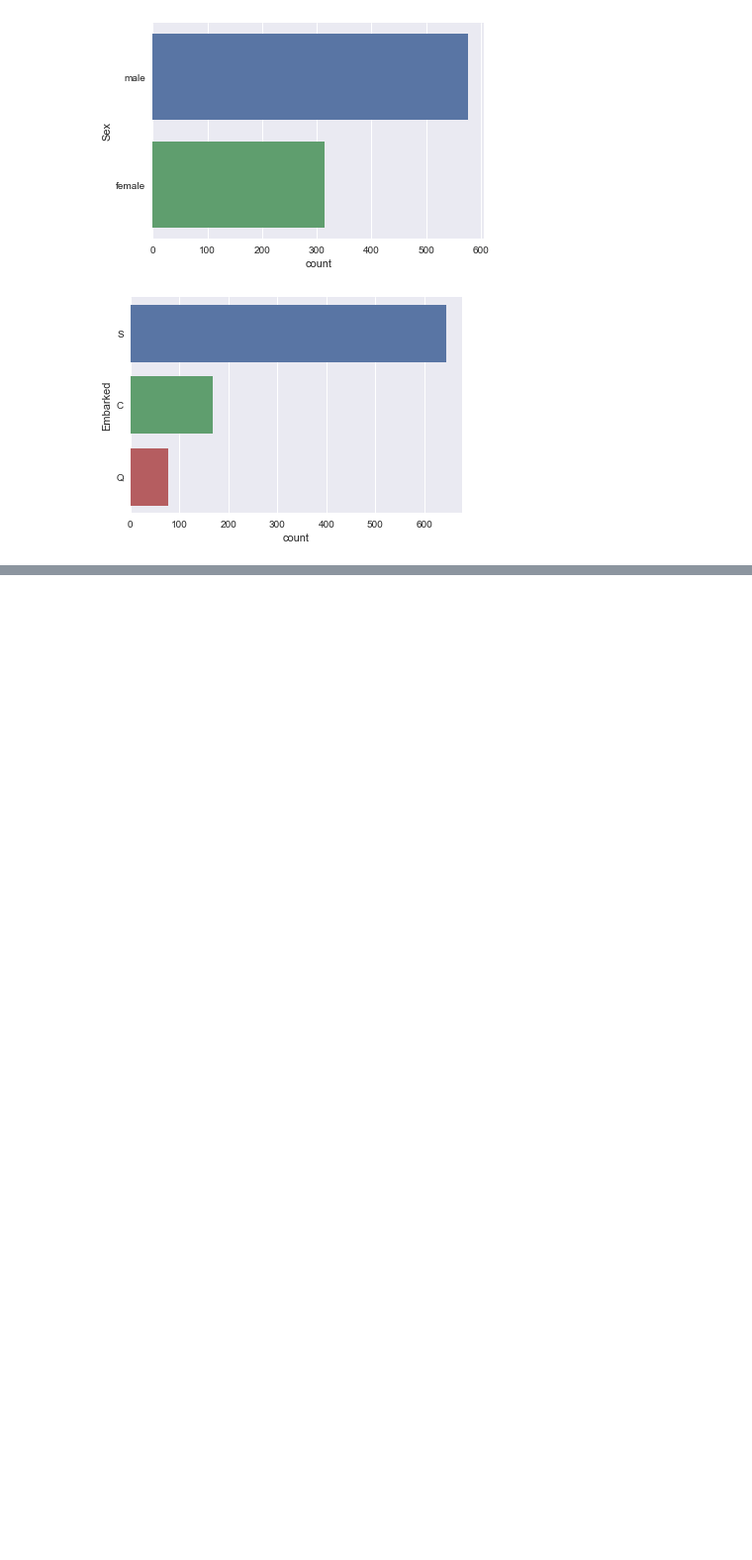
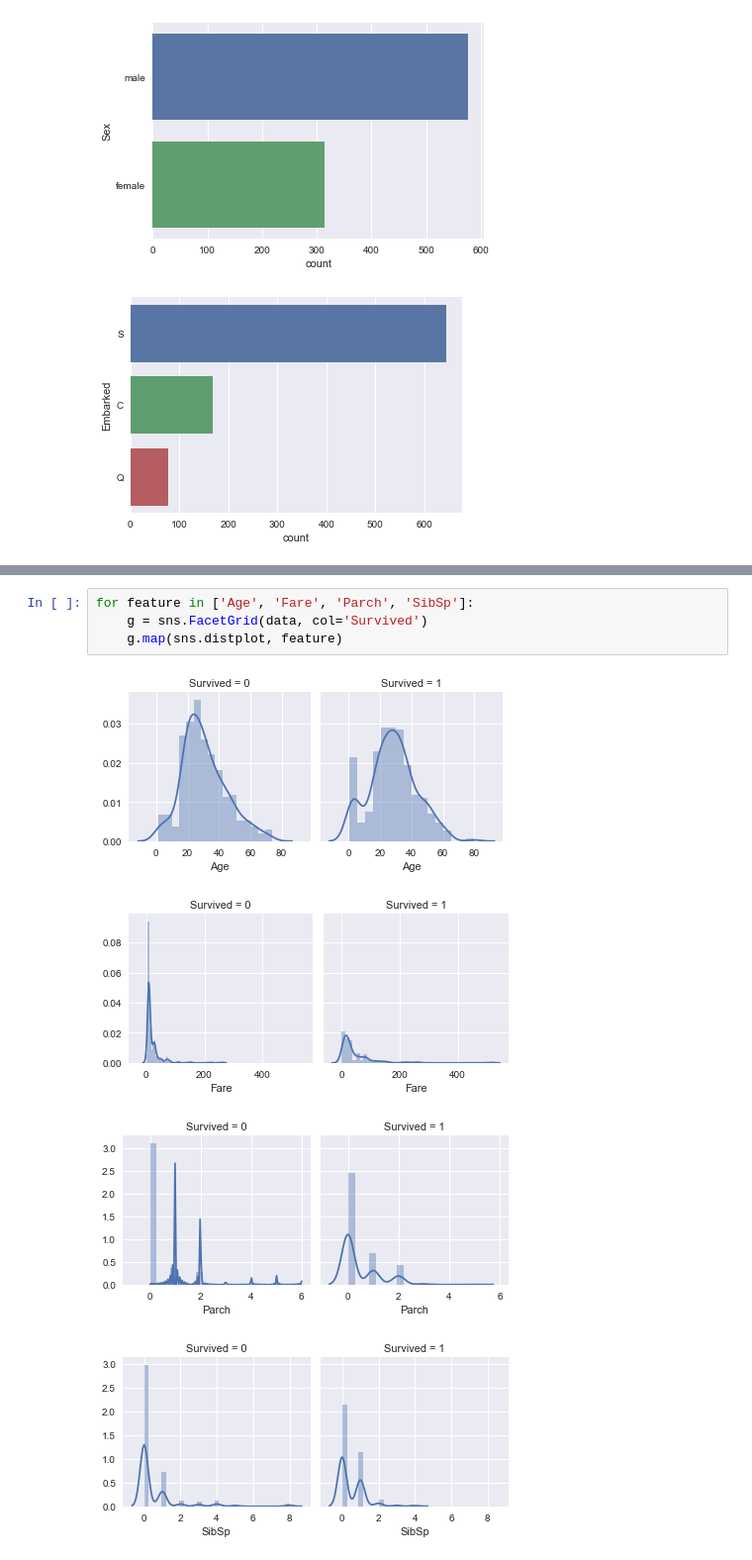
Before and after one commit to HKuz/Titanic, a Jupyter notebook: AnalysisNotebook.ipynb, the cells around one changed output, grey strips where cells are left out. Shown: that part at 99% size. Saved outputs shown, nothing was run; the diff lists cells and outputs as text; blank space fills up the shorter version.

```diff
--- a/AnalysisNotebook.ipynb
+++ b/AnalysisNotebook.ipynb
@@ -143,0 +153,9 @@ for col in ['Sex', 'Embarked']:
+# %%
+for feature in ['Age', 'Fare', 'Parch', 'SibSp']:
+    g = sns.FacetGrid(data, col='Survived')
+    g.map(sns.distplot, feature)
+# %% [output]
+[figure, added]
+[figure, added]
+[figure, added]
+[figure, added]
```
Also changed, not shown: parts of 1 cell of this notebook.
